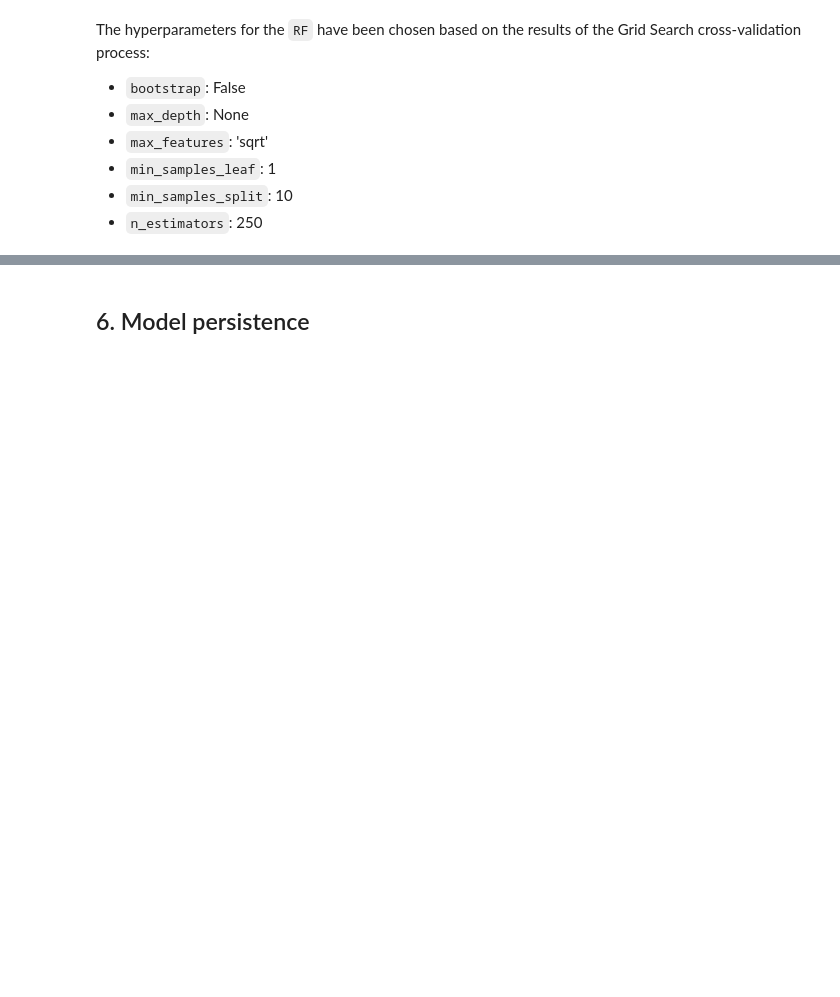
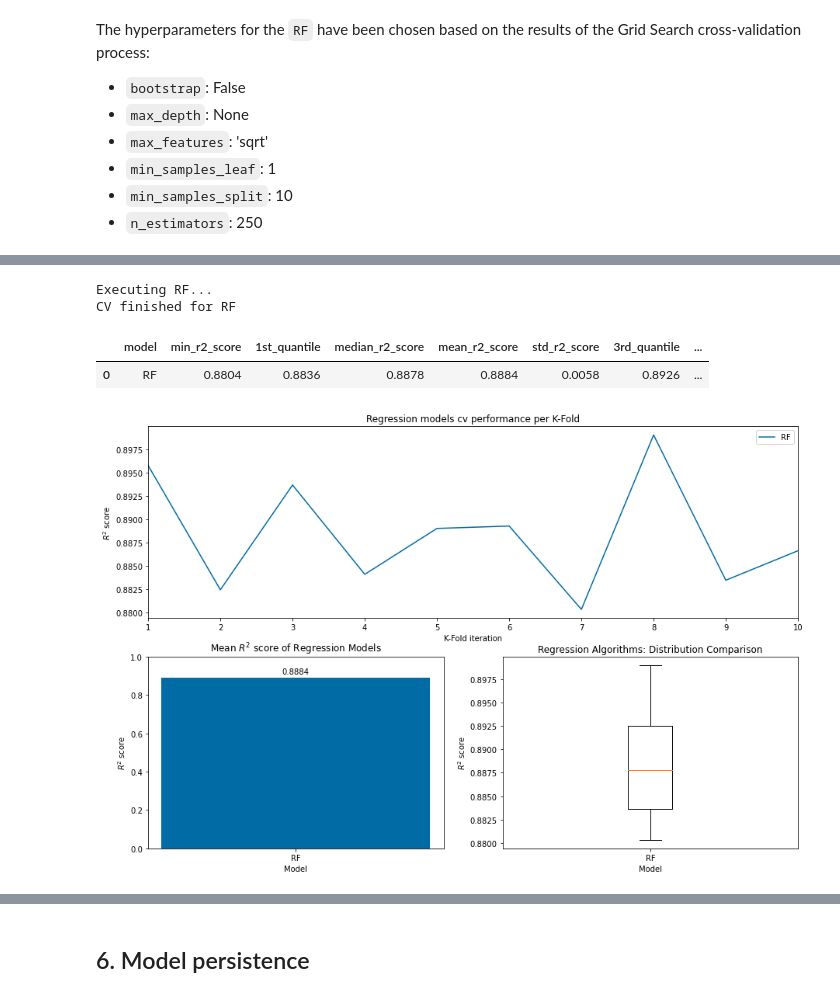
Before and after one commit to caresppen/UsedCarsAppraiser, a Jupyter notebook: notebooks/12_Final_Model_Config.ipynb, the cells around one changed output, grey strips where cells are left out. Saved outputs shown, nothing was run; the diff lists cells and outputs as text; code cells hidden in the pictures; blank space fills up the shorter version.

```diff
--- a/notebooks/12_Final_Model_Config.ipynb
+++ b/notebooks/12_Final_Model_Config.ipynb
@@ -88,0 +95,17 @@ y_hat shape: (11074,)
+# %%
+models = []
+models.append(('RF', rf))
+
+df_models, results = run_cv_reg(X, y, models, 'r2')
+# %% [output]
+Executing RF...
+CV finished for RF
+# %%
+df_models
+# %% [output]
+|  | model | min_r2_score | 1st_quantile | median_r2_score | mean_r2_score | std_r2_score | 3rd_quantile | ... |
+| 0 | RF | 0.8804 | 0.8836 | 0.8878 | 0.8884 | 0.0058 | 0.8926 | ... |
+# %%
+plot_model_eval(df_models, results)
+# %% [output]
+[figure, added]
```
Also changed, not shown: parts of 30 cells of this notebook, 3 other files.
